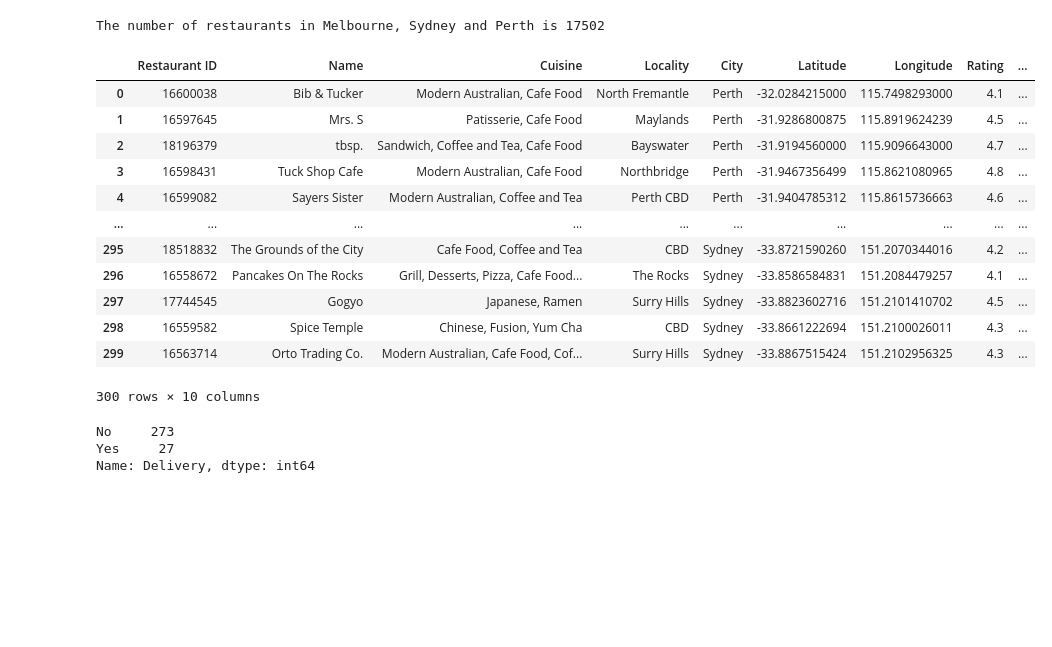
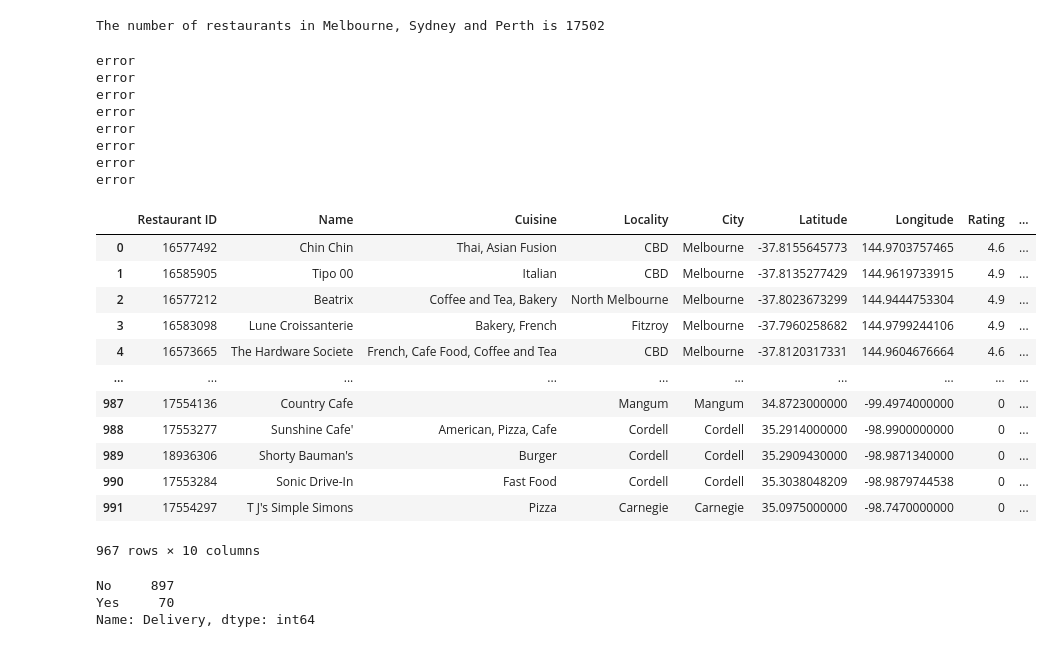
Before and after one commit to bradsmith87/project-week-1, a Jupyter notebook: brad-tidiedfile.ipynb, the cells around one changed output. Saved outputs shown, nothing was run; the diff lists cells and outputs as text; code cells hidden in the pictures; blank space fills up the shorter version.

```diff
--- a/brad-tidiedfile.ipynb
+++ b/brad-tidiedfile.ipynb
@@ -52,7 +53,7 @@ print(f"The number of restaurants in Melbourne, Sydney and Perth is {resto_num}"
 The number of restaurants in Melbourne, Sydney and Perth is 17502
 # %%
 #Set City IDs
-cityid = [296,259,260]
+cityid = [259,260,296,2555,313,2171,2246,2298,1701,8253]
 
 #Create Empty Lists
 rest_id_list = []
@@ -130,45 +131,53 @@ try:
         "Restaurant ID":rest_id_list,
         "Name":rest_name_list,
         "Cuisine":rest_cuis_list,
         "Locality":rest_local_list,
         "City":rest_city_list,
         "Latitude":rest_lat_list,
         "Longitude":rest_long_list,
         "Rating":rest_rate_list,
         "Total Number Ratings": rest_ratenum_list,
         "Delivery":rest_delivery_list
     })
 except:
     print(len(rest_id_list))
     print(len(rest_name_list))
     print(len(rest_cuis_list))
     print(len(rest_local_list))
     print(len(rest_city_list))
     print(len(rest_lat_list))
     print(len(rest_long_list))
     print(len(rest_rate_list))
     print(len(rest_review_list))
     print(len(rest_delivery_list))
 
 #Drop Duplicate Results
 restaurants_df = restaurants_df.drop_duplicates()
 
 #Print DataFrame
 restaurants_df
 # %% [output]
+error
+error
+error
+error
+error
+error
+error
+error
 |  | Restaurant ID | Name | Cuisine | Locality | City | Latitude | Longitude | Rating | ... |
-| 0 | 16600038 | Bib & Tucker | Modern Australian, Cafe Food | North Fremantle | Perth | -32.0284215000 | 115.7498293000 | 4.1 | ... |
-| 1 | 16597645 | Mrs. S | Patisserie, Cafe Food | Maylands | Perth | -31.9286800875 | 115.8919624239 | 4.5 | ... |
-| 2 | 18196379 | tbsp. | Sandwich, Coffee and Tea, Cafe Food | Bayswater | Perth | -31.9194560000 | 115.9096643000 | 4.7 | ... |
-| 3 | 16598431 | Tuck Shop Cafe | Modern Australian, Cafe Food | Northbridge | Perth | -31.9467356499 | 115.8621080965 | 4.8 | ... |
-| 4 | 16599082 | Sayers Sister | Modern Australian, Coffee and Tea | Perth CBD | Perth | -31.9404785312 | 115.8615736663 | 4.6 | ... |
+| 0 | 16577492 | Chin Chin | Thai, Asian Fusion | CBD | Melbourne | -37.8155645773 | 144.9703757465 | 4.6 | ... |
+| 1 | 16585905 | Tipo 00 | Italian | CBD | Melbourne | -37.8135277429 | 144.9619733915 | 4.9 | ... |
+| 2 | 16577212 | Beatrix | Coffee and Tea, Bakery | North Melbourne | Melbourne | -37.8023673299 | 144.9444753304 | 4.9 | ... |
+| 3 | 16583098 | Lune Croissanterie | Bakery, French | Fitzroy | Melbourne | -37.7960258682 | 144.9799244106 | 4.9 | ... |
+| 4 | 16573665 | The Hardware Societe | French, Cafe Food, Coffee and Tea | CBD | Melbourne | -37.8120317331 | 144.9604676664 | 4.6 | ... |
 | ... | ... | ... | ... | ... | ... | ... | ... | ... | ... |
-| 295 | 18518832 | The Grounds of the City | Cafe Food, Coffee and Tea | CBD | Sydney | -33.8721590260 | 151.2070344016 | 4.2 | ... |
-| 296 | 16558672 | Pancakes On The Rocks | Grill, Desserts, Pizza, Cafe Food... | The Rocks | Sydney | -33.8586584831 | 151.2084479257 | 4.1 | ... |
-| 297 | 17744545 | Gogyo | Japanese, Ramen | Surry Hills | Sydney | -33.8823602716 | 151.2101410702 | 4.5 | ... |
-| 298 | 16559582 | Spice Temple | Chinese, Fusion, Yum Cha | CBD | Sydney | -33.8661222694 | 151.2100026011 | 4.3 | ... |
-| 299 | 16563714 | Orto Trading Co. | Modern Australian, Cafe Food, Cof... | Surry Hills | Sydney | -33.8867515424 | 151.2102956325 | 4.3 | ... |
+| 987 | 17554136 | Country Cafe |  | Mangum | Mangum | 34.8723000000 | -99.4974000000 | 0 | ... |
+| 988 | 17553277 | Sunshine Cafe' | American, Pizza, Cafe | Cordell | Cordell | 35.2914000000 | -98.9900000000 | 0 | ... |
+| 989 | 18936306 | Shorty Bauman's | Burger | Cordell | Cordell | 35.2909430000 | -98.9871340000 | 0 | ... |
+| 990 | 17553284 | Sonic Drive-In | Fast Food | Cordell | Cordell | 35.3038048209 | -98.9879744538 | 0 | ... |
+| 991 | 17554297 | T J's Simple Simons | Pizza | Carnegie | Carnegie | 35.0975000000 | -98.7470000000 | 0 | ... |
-300 rows × 10 columns
+967 rows × 10 columns
 # %%
 #Save DataFrame to csv
 restaurants_df.to_csv("Multi_City_Data.csv", encoding="utf-8", index=False)
@@ -176,8 +185,8 @@ restaurants_df.to_csv("Multi_City_Data.csv", encoding="utf-8", index=False)
 #Number of Restaurants that Deliver
 restaurants_df["Delivery"].value_counts()
 # %% [output]
-No     273
-Yes     27
+No     897
+Yes     70
 Name: Delivery, dtype: int64
 # %%
 #Sort DataFrame by Rating
```
Also changed, not shown: parts of 15 cells of this notebook.
